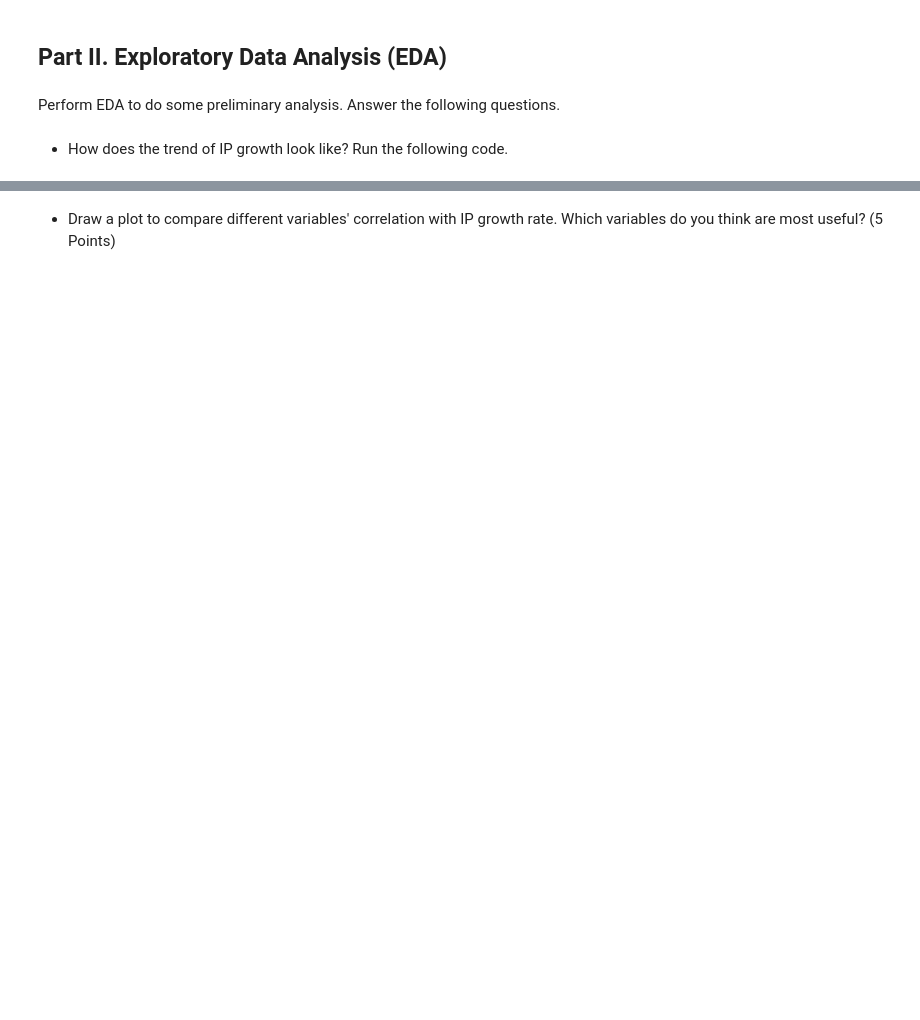
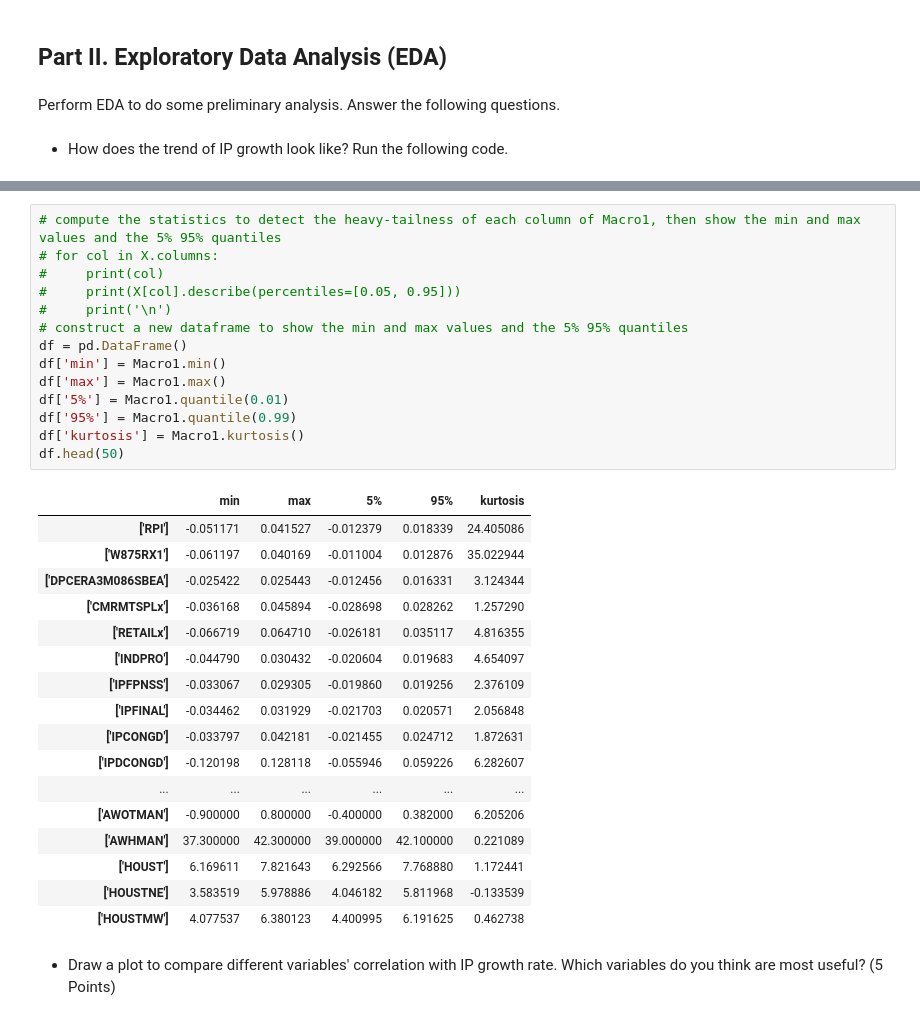
Before and after one commit to zyh-pku/FIN580, a Jupyter notebook: Princeton_Midterm_2024.ipynb, the cells around one changed output, grey strips where cells are left out. Drawn from its saved outputs; the diff is of its cells as text; blank space fills up the shorter version.

```diff
--- a/Princeton_Midterm_2024.ipynb
+++ b/Princeton_Midterm_2024.ipynb
@@ -68,2 +78,34 @@ plt.show()
+# %%
+# compute the statistics to detect the heavy-tailness of each column of Macro1, then show the min and max values and the 5% 95% quantiles
+# for col in X.columns:
+#     print(col)
+#     print(X[col].describe(percentiles=[0.05, 0.95]))
+#     print('\n')
+# construct a new dataframe to show the min and max values and the 5% 95% quantiles
+df = pd.DataFrame()
+df['min'] = Macro1.min()
+df['max'] = Macro1.max()
+df['5%'] = Macro1.quantile(0.01)
+df['95%'] = Macro1.quantile(0.99)
+df['kurtosis'] = Macro1.kurtosis()
+df.head(50)
+# %% [output]
+|  | min | max | 5% | 95% | kurtosis |
+| ['RPI'] | -0.051171 | 0.041527 | -0.012379 | 0.018339 | 24.405086 |
+| ['W875RX1'] | -0.061197 | 0.040169 | -0.011004 | 0.012876 | 35.022944 |
+| ['DPCERA3M086SBEA'] | -0.025422 | 0.025443 | -0.012456 | 0.016331 | 3.124344 |
+| ['CMRMTSPLx'] | -0.036168 | 0.045894 | -0.028698 | 0.028262 | 1.257290 |
+| ['RETAILx'] | -0.066719 | 0.064710 | -0.026181 | 0.035117 | 4.816355 |
+| ['INDPRO'] | -0.044790 | 0.030432 | -0.020604 | 0.019683 | 4.654097 |
+| ['IPFPNSS'] | -0.033067 | 0.029305 | -0.019860 | 0.019256 | 2.376109 |
+| ['IPFINAL'] | -0.034462 | 0.031929 | -0.021703 | 0.020571 | 2.056848 |
+| ['IPCONGD'] | -0.033797 | 0.042181 | -0.021455 | 0.024712 | 1.872631 |
+| ['IPDCONGD'] | -0.120198 | 0.128118 | -0.055946 | 0.059226 | 6.282607 |
+| ... | ... | ... | ... | ... | ... |
+| ['AWOTMAN'] | -0.900000 | 0.800000 | -0.400000 | 0.382000 | 6.205206 |
+| ['AWHMAN'] | 37.300000 | 42.300000 | 39.000000 | 42.100000 | 0.221089 |
+| ['HOUST'] | 6.169611 | 7.821643 | 6.292566 | 7.768880 | 1.172441 |
+| ['HOUSTNE'] | 3.583519 | 5.978886 | 4.046182 | 5.811968 | -0.133539 |
+| ['HOUSTMW'] | 4.077537 | 6.380123 | 4.400995 | 6.191625 | 0.462738 |
 # %% [markdown]
 + Draw a plot to compare different variables' correlation with IP growth rate. Which variables do you think are most useful? (5 Points)
```
Also changed, not shown: parts of 11 cells of this notebook, 2 other files.
